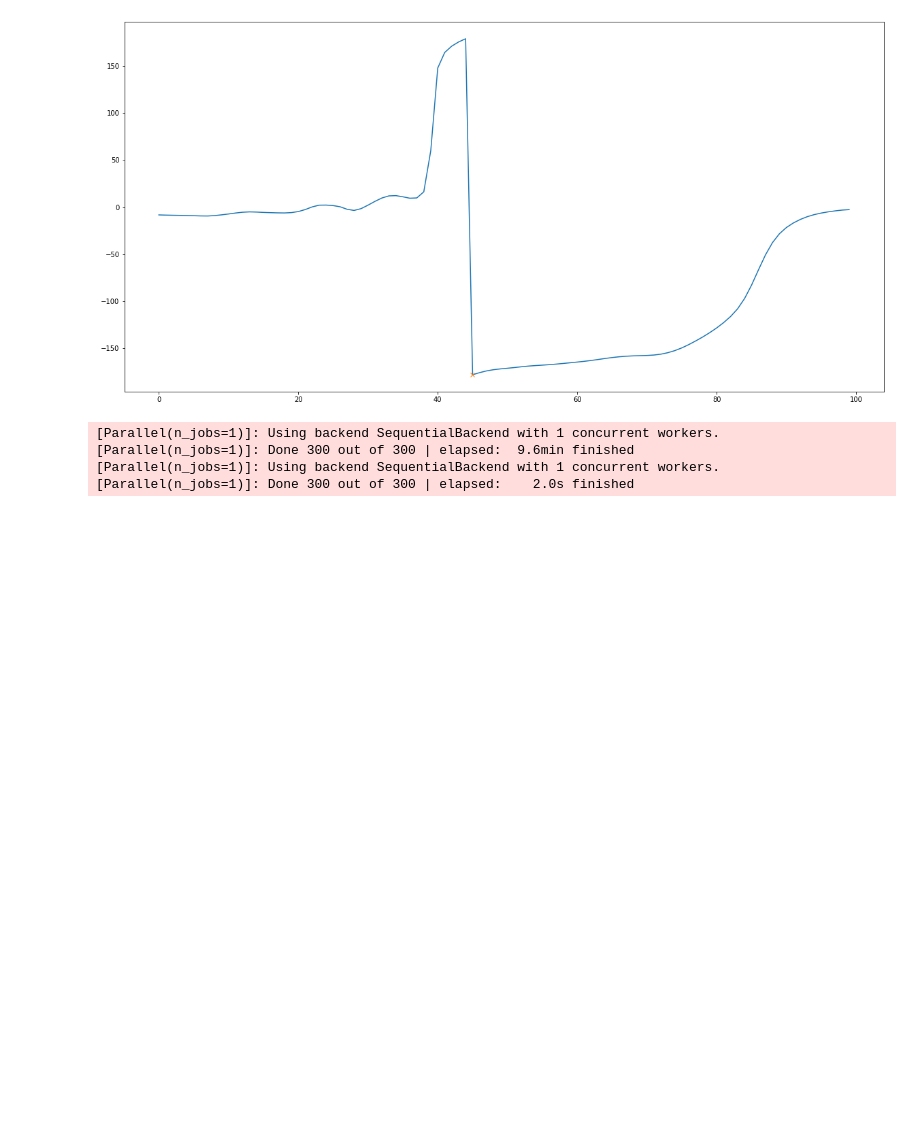
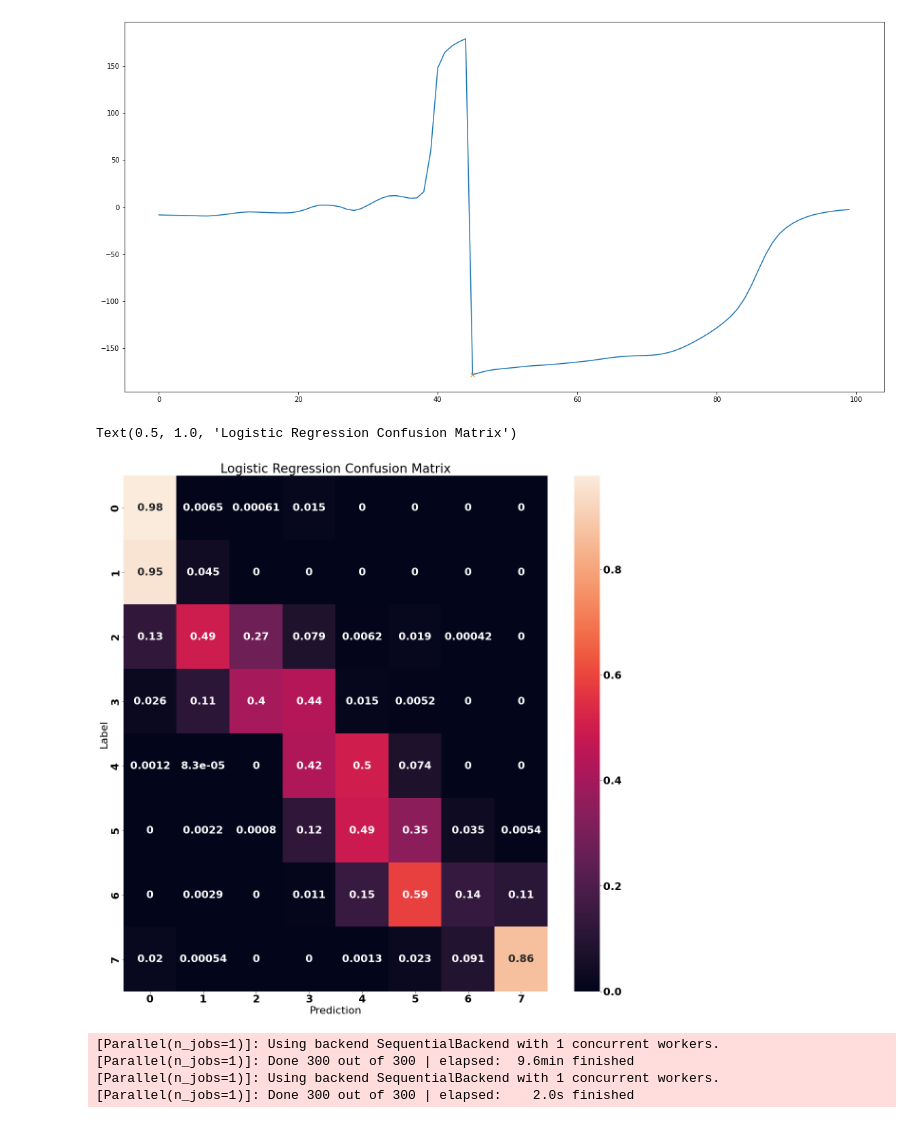
Before and after one commit to JChunX/slope-predict, a Jupyter notebook: log_regr.ipynb, the cells around one changed output. Drawn from its saved outputs; the diff is of its cells as text; code cells hidden in the pictures; blank space fills up the shorter version.

```diff
--- a/log_regr.ipynb
+++ b/log_regr.ipynb
@@ -147,6 +162,17 @@ plt.plot(peaks, roll[peaks], 'x')
 # %% [output]
 [<matplotlib.lines.Line2D at 0x...>]
 [figure]
+# %%
+from sklearn.metrics import confusion_matrix
+import seaborn as sns
+plt.figure(figsize=(20,20))
+sns.heatmap(confusion_matrix(Y_test[conv_width-1:], test_pred, normalize='true'), annot=True)
+plt.ylabel('Label')
+plt.xlabel('Prediction')
+plt.title('Logistic Regression Confusion Matrix')
+# %% [output]
+Text(0.5, 1.0, 'Logistic Regression Confusion Matrix')
+[figure, added]
 # %%
 clf_forest = RandomForestClassifier(n_estimators=300, max_depth=5, random_state=0, verbose=True)
 clf_forest.fit(x_train, Y_train)
```
Also changed, not shown: parts of 6 cells of this notebook, 48 other files.
